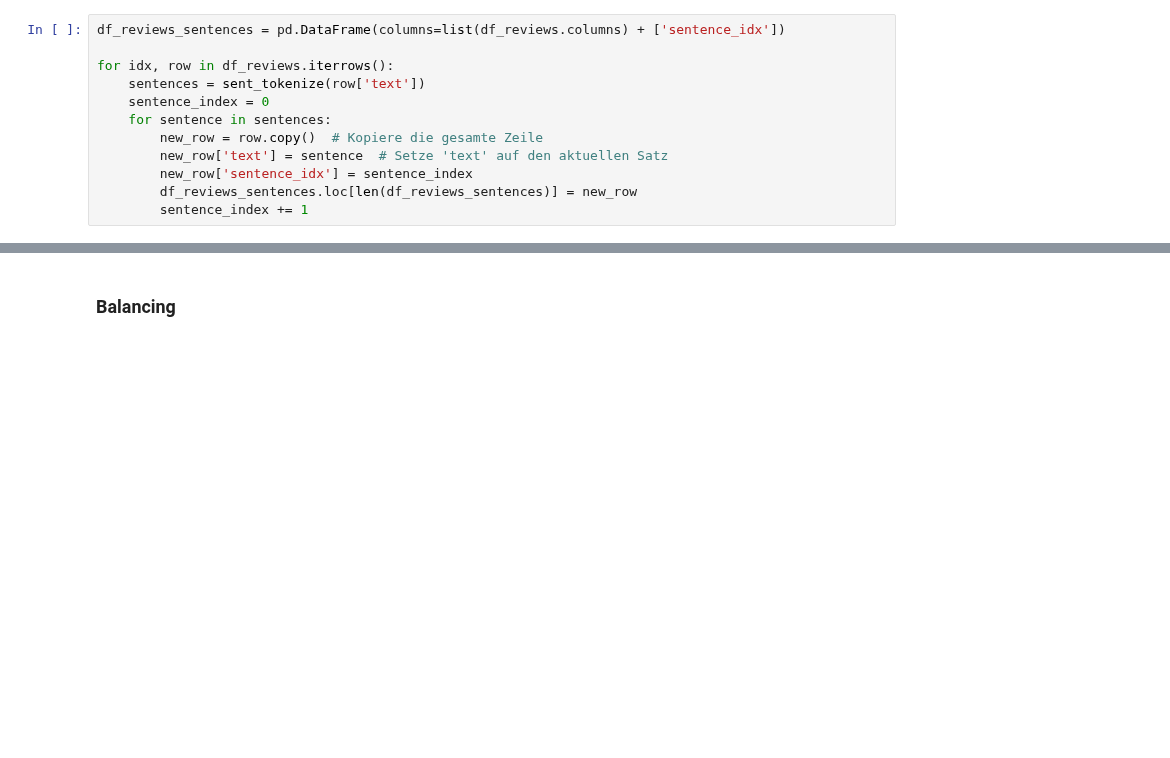
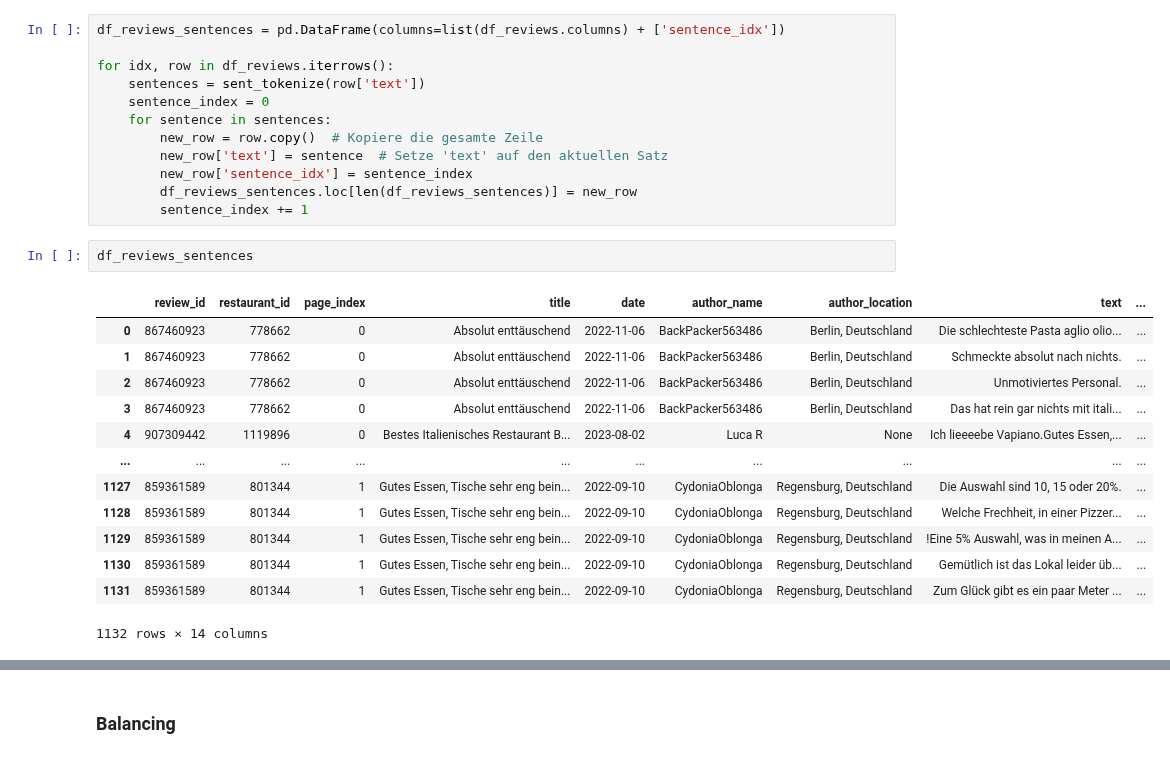
Before and after one commit to NilsHellwig/exploring-absa-llm-augmentation, a Jupyter notebook: 01 dataset creation/03_filter_reviews.ipynb, the cells around one changed output, grey strips where cells are left out. Cells and saved outputs as stored; diff of their text form; blank space fills up the shorter version.

```diff
--- a/01 dataset creation/03_filter_reviews.ipynb
+++ b/01 dataset creation/03_filter_reviews.ipynb
@@ -132,3 +164,19 @@ for idx, row in df_reviews.iterrows():
         new_row['sentence_idx'] = sentence_index
         df_reviews_sentences.loc[len(df_reviews_sentences)] = new_row
         sentence_index += 1
+# %%
+df_reviews_sentences
+# %% [output]
+|  | review_id | restaurant_id | page_index | title | date | author_name | author_location | text | ... |
+| 0 | 867460923 | 778662 | 0 | Absolut enttäuschend | 2022-11-06 | BackPacker563486 | Berlin, Deutschland | Die schlechteste Pasta aglio olio... | ... |
+| 1 | 867460923 | 778662 | 0 | Absolut enttäuschend | 2022-11-06 | BackPacker563486 | Berlin, Deutschland | Schmeckte absolut nach nichts. | ... |
+| 2 | 867460923 | 778662 | 0 | Absolut enttäuschend | 2022-11-06 | BackPacker563486 | Berlin, Deutschland | Unmotiviertes Personal. | ... |
+| 3 | 867460923 | 778662 | 0 | Absolut enttäuschend | 2022-11-06 | BackPacker563486 | Berlin, Deutschland | Das hat rein gar nichts mit itali... | ... |
+| 4 | 907309442 | 1119896 | 0 | Bestes Italienisches Restaurant B... | 2023-08-02 | Luca R | None | Ich lieeeebe Vapiano.Gutes Essen,... | ... |
+| ... | ... | ... | ... | ... | ... | ... | ... | ... | ... |
+| 1127 | 859361589 | 801344 | 1 | Gutes Essen, Tische sehr eng bein... | 2022-09-10 | CydoniaOblonga | Regensburg, Deutschland | Die Auswahl sind 10, 15 oder 20%. | ... |
+| 1128 | 859361589 | 801344 | 1 | Gutes Essen, Tische sehr eng bein... | 2022-09-10 | CydoniaOblonga | Regensburg, Deutschland | Welche Frechheit, in einer Pizzer... | ... |
+| 1129 | 859361589 | 801344 | 1 | Gutes Essen, Tische sehr eng bein... | 2022-09-10 | CydoniaOblonga | Regensburg, Deutschland | !Eine 5% Auswahl, was in meinen A... | ... |
+| 1130 | 859361589 | 801344 | 1 | Gutes Essen, Tische sehr eng bein... | 2022-09-10 | CydoniaOblonga | Regensburg, Deutschland | Gemütlich ist das Lokal leider üb... | ... |
+| 1131 | 859361589 | 801344 | 1 | Gutes Essen, Tische sehr eng bein... | 2022-09-10 | CydoniaOblonga | Regensburg, Deutschland | Zum Glück gibt es ein paar Meter ... | ... |
+1132 rows × 14 columns
```
Also changed, not shown: parts of 16 cells of this notebook, 2 other files.
